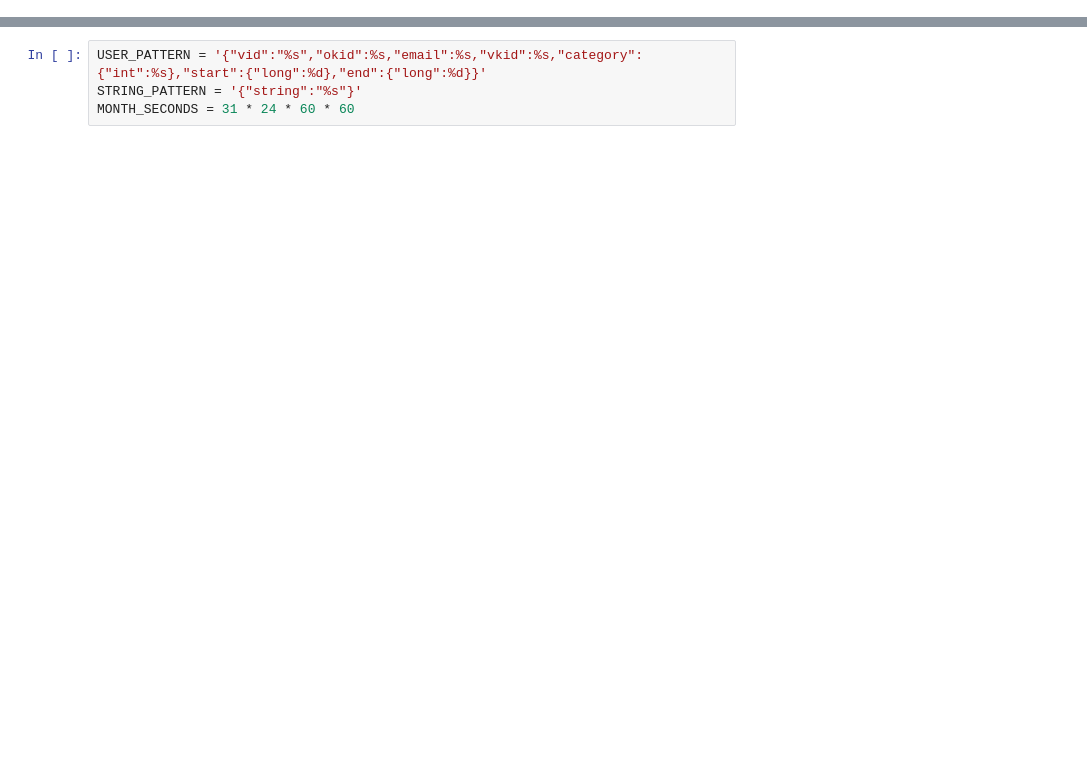
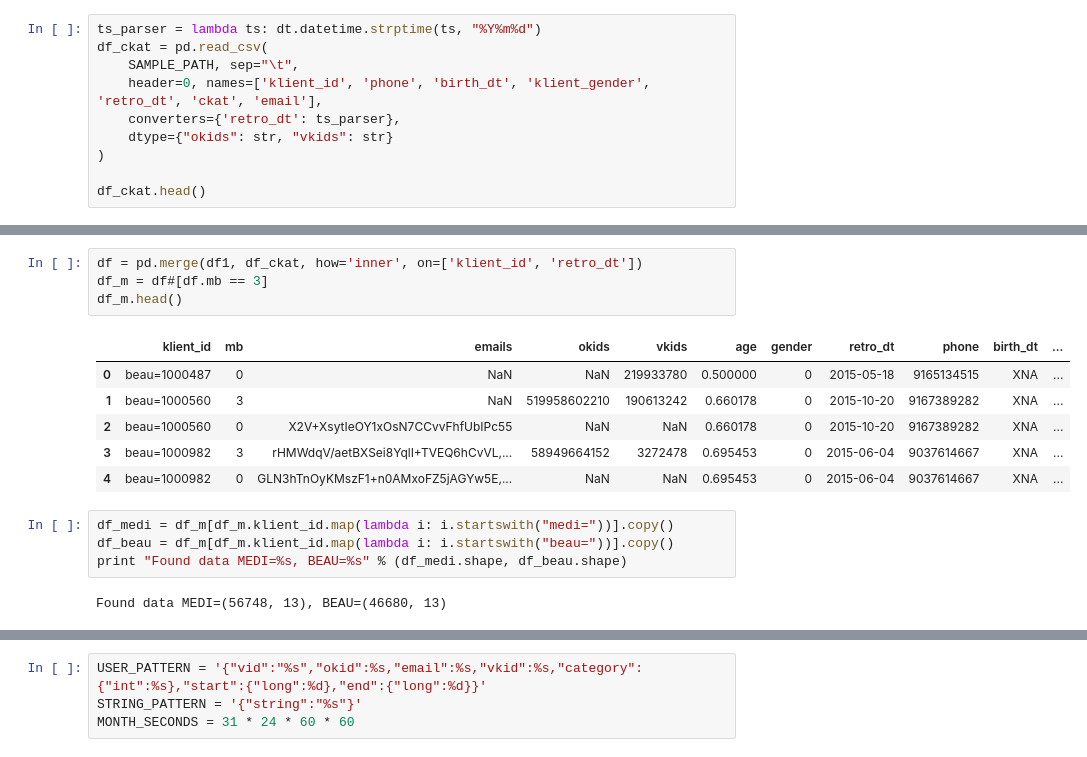
Before and after one commit to anokhin/anokhin.github.io, a Jupyter notebook: notebooks/homecredit/profi.ipynb, the cells around one changed output, grey strips where cells are left out. Saved outputs shown, nothing was run; the diff lists cells and outputs as text; blank space fills up the shorter version.

```diff
--- a/notebooks/homecredit/profi.ipynb
+++ b/notebooks/homecredit/profi.ipynb
@@ -27,0 +34,10 @@ df1.head()
+# %%
+ts_parser = lambda ts: dt.datetime.strptime(ts, "%Y%m%d")
+df_ckat = pd.read_csv(
+    SAMPLE_PATH, sep="\t",
+    header=0, names=['klient_id', 'phone', 'birth_dt', 'klient_gender', 'retro_dt', 'ckat', 'email'],
+    converters={'retro_dt': ts_parser},
+    dtype={"okids": str, "vkids": str}
+)
+
+df_ckat.head()
@@ -27,0 +64,17 @@ df1.head()
+# %%
+df = pd.merge(df1, df_ckat, how='inner', on=['klient_id', 'retro_dt'])
+df_m = df#[df.mb == 3]
+df_m.head()
+# %% [output]
+|  | klient_id | mb | emails | okids | vkids | age | gender | retro_dt | phone | birth_dt | ... |
+| 0 | beau=1000487 | 0 | NaN | NaN | 219933780 | 0.500000 | 0 | 2015-05-18 | 9165134515 | XNA | ... |
+| 1 | beau=1000560 | 3 | NaN | 519958602210 | 190613242 | 0.660178 | 0 | 2015-10-20 | 9167389282 | XNA | ... |
+| 2 | beau=1000560 | 0 | X2V+XsytIeOY1xOsN7CCvvFhfUbIPc55 | NaN | NaN | 0.660178 | 0 | 2015-10-20 | 9167389282 | XNA | ... |
+| 3 | beau=1000982 | 3 | rHMWdqV/aetBXSei8YqlI+TVEQ6hCvVL,... | 58949664152 | 3272478 | 0.695453 | 0 | 2015-06-04 | 9037614667 | XNA | ... |
+| 4 | beau=1000982 | 0 | GLN3hTnOyKMszF1+n0AMxoFZ5jAGYw5E,... | NaN | NaN | 0.695453 | 0 | 2015-06-04 | 9037614667 | XNA | ... |
+# %%
+df_medi = df_m[df_m.klient_id.map(lambda i: i.startswith("medi="))].copy()
+df_beau = df_m[df_m.klient_id.map(lambda i: i.startswith("beau="))].copy()
+print "Found data MEDI=%s, BEAU=%s" % (df_medi.shape, df_beau.shape)
+# %% [output]
+Found data MEDI=(56748, 13), BEAU=(46680, 13)
```
Also changed, not shown: parts of 18 cells of this notebook.
